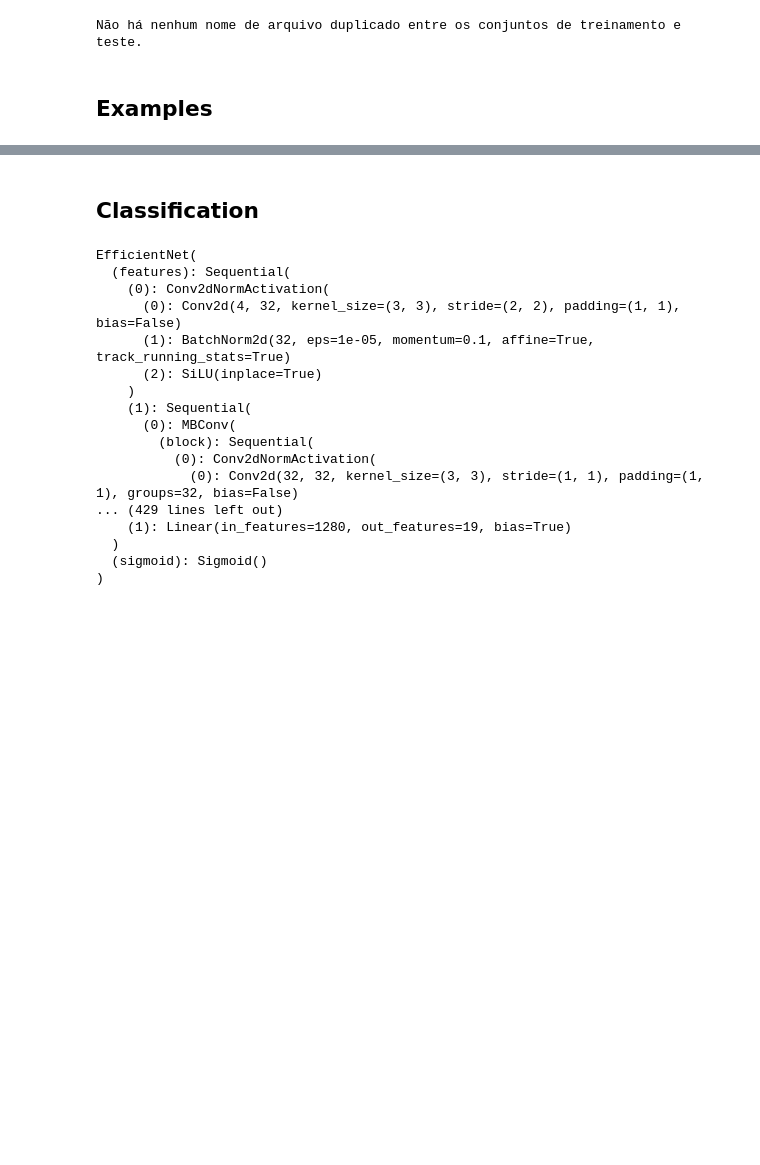
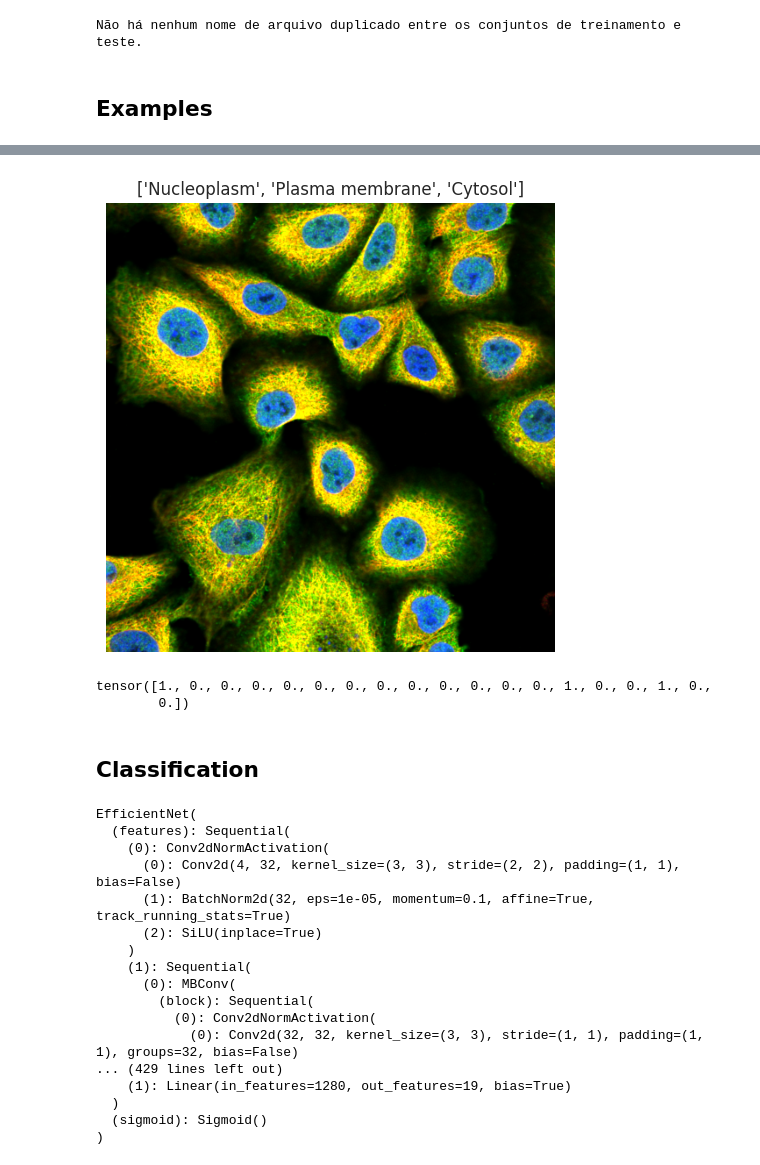
Before and after one commit to annwith/hpa-single-cell-classification, a Jupyter notebook: notebooks/hpa.ipynb, the cells around one changed output, grey strips where cells are left out. Cells and saved outputs as stored; diff of their text form; code cells hidden in the pictures; blank space fills up the shorter version.

```diff
--- a/notebooks/hpa.ipynb
+++ b/notebooks/hpa.ipynb
@@ -512,3 +512,69 @@ plot_image_with_4_channels(train_dataset, 0)
+# %%
+import matplotlib.pyplot as plt
+import numpy as np
+
+def plot_image_with_4_channels_overlaid(dataset, index):
+    """
+    Plota uma imagem com 4 canais do dataset sobreposta em uma única figura,
+    garantindo que todas as cores apareçam corretamente.
+
+    Args:
+        dataset: O dataset que contém as imagens.
+        index: O índice da amostra da qual a imagem deve ser extraída.
+    """
+    # Obtém a imagem com 4 canais
+    image = dataset.__getitem__(index)[0]
+    labels = dataset.__getitem__(index)[1]
+    labels_names = [classes_map[i] for i in range(len(labels)) if labels[i] == 1]
+
+    # Verifica se a imagem tem 4 canais
+    assert image.shape[0] == 4, "A imagem deve ter 4 canais."
+
+    # Nomes dos canais e suas cores
+    channel_colors = {
+        'green': (0, 1, 0, 0),  # verde com alpha 0.5
+        'blue': (0, 0, 1, 0.3),   # azul com alpha 0.5
+        'red': (1, 0, 0, 0.3),    # vermelho com alpha 0.5
+        'orange': (1, 0.6, 0, 0.3) # laranja com alpha 0.5
+    }
+
+    # Cria a figura
+    fig, ax = plt.subplots(figsize=(5, 5))
+
+    # Inicializa uma matriz RGB vazia com zeros (3 canais de cores)
+    combined_image = np.zeros((image.shape[1], image.shape[2], 3), dtype=np.float32)
+
+    # Plota cada canal com a cor correspondente e transparência
+    for i, (channel_name, color) in enumerate(channel_colors.items()):
+        channel_image = image[i].numpy()
+        # Normaliza o canal para garantir que os valores estão entre 0 e 1
+        channel_image = (channel_image - np.min(channel_image)) / (np.max(channel_image) - np.min(channel_image) + 1e-5)
+
+        # Adiciona o canal colorido à imagem combinada
+        for j in range(3):  # Para cada canal RGB
+            combined_image[:, :, j] += channel_image * color[j]
+
+    # Garante que os valores da imagem combinada não ultrapassem 1
+    combined_image = np.clip(combined_image, 0, 1)
+
+    # Mostra a imagem final
+    ax.imshow(combined_image)
+    ax.axis('off')
+    # Coloca os rótulos dessa imagem na legenda
+    plt.title(labels_names, fontsize=12)
+    plt.tight_layout()
+    plt.show()
+
+
+# Exemplo de uso:
+plot_image_with_4_channels_overlaid(train_dataset, 14)
+# %% [output]
+[figure, added]
+# %%
+print(train_dataset.__getitem__(14)[1])
+# %% [output]
+tensor([1., 0., 0., 0., 0., 0., 0., 0., 0., 0., 0., 0., 0., 1., 0., 0., 1., 0.,
+        0.])
 # %% [markdown]
 ## Classification
 # %%
```
Also changed, not shown: parts of 4 cells of this notebook, 6 other files.
